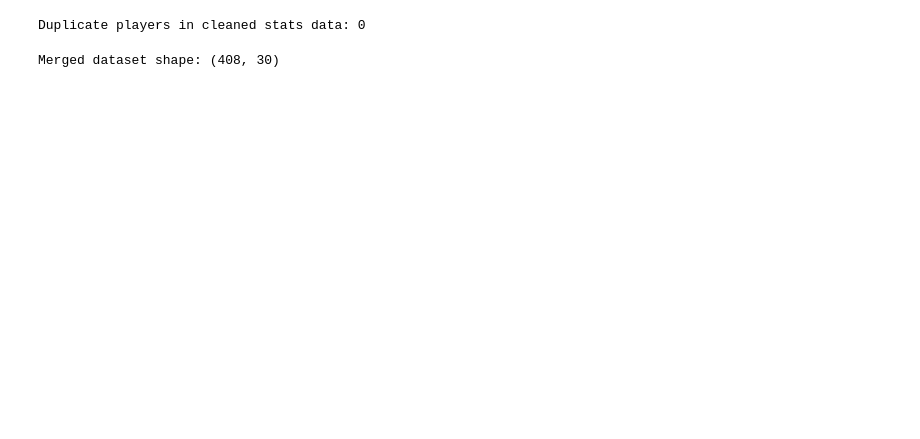
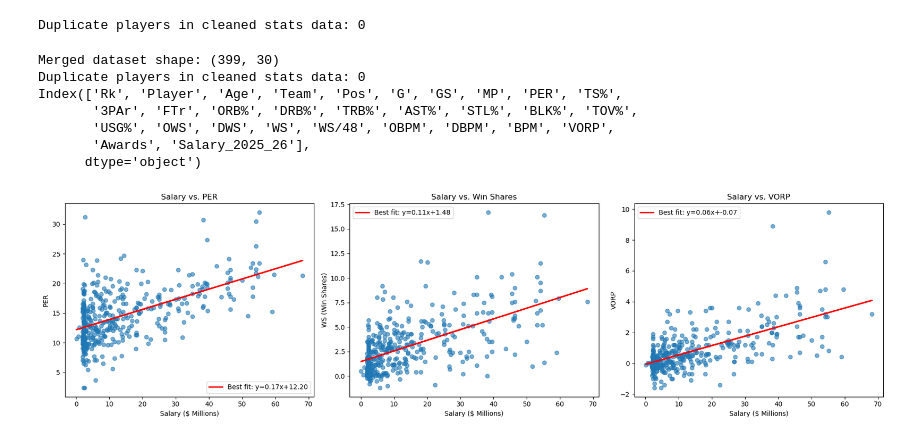
Before and after one commit to elderj24/nba_stats, a Jupyter notebook: nba_stats_sum.ipynb, the cells around one changed output. Cells and saved outputs as stored; diff of their text form; code cells hidden in the pictures; blank space fills up the shorter version.

Commit message:
added visuals and regression

```diff
--- a/nba_stats_sum.ipynb
+++ b/nba_stats_sum.ipynb
@@ -57,6 +58,13 @@ print(f"Total players with salary: {len(df_salary_clean)}")
 print(f"Duplicate players in salary data: {df_salary_clean['Player'].duplicated().sum()}")
 
 # remove duplicates by taking the first entry
+df_salary_updated = df_salary_clean.drop_duplicates(subset = ['Player'], keep = 'first')
+
+# reset the index
+df_salary_updated = df_salary_updated.reset_index(drop=True)
+
+# check
+print(f"Duplicate players in salary data: {df_salary_updated['Player'].duplicated().sum()}")
 # %% [output]
 Player             0
 Salary_2025_26    22
@@ -118,10 +127,66 @@ print(f"Duplicate players in cleaned stats data: {df_stats_cleaned['Player'].dup
 Duplicate players in cleaned stats data: 0
 # %%
 # Merge datasets on Player name
-df_merged = pd.merge(df_stats_cleaned, df_salary_clean[['Player', 'Salary_2025_26']], on='Player', how='inner')
+df_merged = pd.merge(df_stats_cleaned, df_salary_updated[['Player', 'Salary_2025_26']], on='Player', how='inner')
 print(f"Merged dataset shape: {df_merged.shape}")
+print(f"Duplicate players in cleaned stats data: {df_merged['Player'].duplicated().sum()}")
+print(df_merged.columns)
 # %% [output]
-Merged dataset shape: (408, 30)
+Merged dataset shape: (399, 30)
+Duplicate players in cleaned stats data: 0
+Index(['Rk', 'Player', 'Age', 'Team', 'Pos', 'G', 'GS', 'MP', 'PER', 'TS%',
+       '3PAr', 'FTr', 'ORB%', 'DRB%', 'TRB%', 'AST%', 'STL%', 'BLK%', 'TOV%',
+       'USG%', 'OWS', 'DWS', 'WS', 'WS/48', 'OBPM', 'DBPM', 'BPM', 'VORP',
+       'Awards', 'Salary_2025_26'],
+      dtype='object')
+# %%
+# convert salary to millions for easier visuals
+df_merged['Salary_Millions'] = df_merged['Salary_2025_26'] / 1_000_000
 # %%
 # scatter plot of salary vs. different features
+
+# Create a figure with 3 subplots
+fig, axes = plt.subplots(1, 3, figsize=(18, 5))
+
+# Function to add best fit line
+def add_best_fit(ax, x, y):
+    # Remove any NaN values
+    mask = ~np.isnan(x) & ~np.isnan(y)
+    x_clean = x[mask]
+    y_clean = y[mask]
+
+    # Calculate best fit line
+    z = np.polyfit(x_clean, y_clean, 1)
+    p = np.poly1d(z)
+
+    # Add line to plot
+    ax.plot(x_clean, p(x_clean), "r-", linewidth=2, label=f'Best fit: y={z[0]:.2f}x+{z[1]:.2f}')
+    ax.legend()
+
+# Scatter plot 1: Salary vs. PER
+axes[0].scatter(df_merged['Salary_Millions'], df_merged['PER'], alpha=0.6)
+add_best_fit(axes[0], df_merged['Salary_Millions'].values, df_merged['PER'].values)
+axes[0].set_xlabel('Salary ($ Millions)')
+axes[0].set_ylabel('PER')
+axes[0].set_title('Salary vs. PER')
+
+# Scatter plot 2: Salary vs. WS
+axes[1].scatter(df_merged['Salary_Millions'], df_merged['WS'], alpha=0.6)
+add_best_fit(axes[1], df_merged['Salary_Millions'].values, df_merged['WS'].values)
+axes[1].set_xlabel('Salary ($ Millions)')
+axes[1].set_ylabel('WS (Win Shares)')
+axes[1].set_title('Salary vs. Win Shares')
+
+# Scatter plot 3: Salary vs. VORP
+axes[2].scatter(df_merged['Salary_Millions'], df_merged['VORP'], alpha=0.6)
+add_best_fit(axes[2], df_merged['Salary_Millions'].values, df_merged['VORP'].values)
+axes[2].set_xlabel('Salary ($ Millions)')
+axes[2].set_ylabel('VORP')
+axes[2].set_title('Salary vs. VORP')
+
+# Adjust layout to prevent overlap
+plt.tight_layout()
+plt.show()
+# %% [output]
+[figure, added]
 # %%
```
Also changed, not shown: parts of 10 cells of this notebook, 1 other file.
